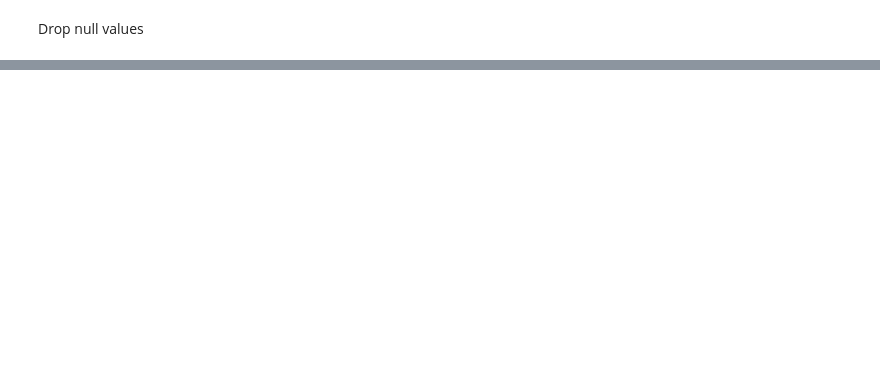
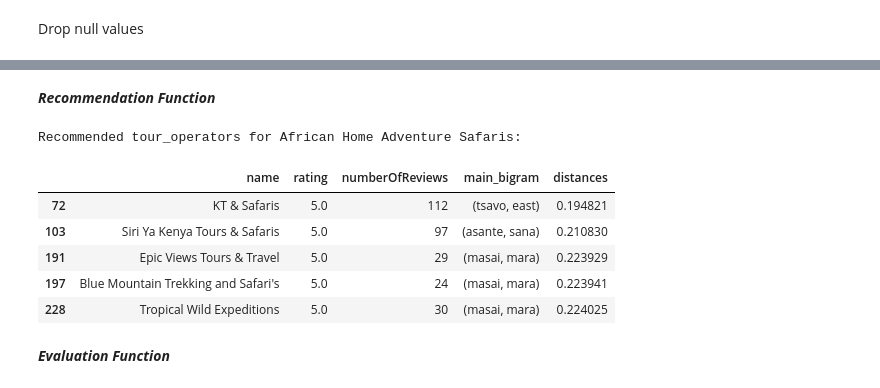
Before and after one commit to Misfit911/SafariHub, a Jupyter notebook: safarihub.ipynb, the cells around one changed output, grey strips where cells are left out. Drawn from its saved outputs; the diff is of its cells as text; code cells hidden in the pictures; blank space fills up the shorter version.

```diff
--- a/safarihub.ipynb
+++ b/safarihub.ipynb
@@ -1116,7 +1098,7 @@ This is to avoid dropping rows that don't have price values.
 # %%
 # Filter the rows where the 'category' is 'attraction'
 attraction_data = data[data['category'] == 'attraction'][[
-    'name', 'category', 'rating', 'numberOfReviews', 'photoCount','category_encoded',
+    'name', 'category', 'rating', 'numberOfReviews', 'photoCount','category_encoded', 'location',
     'reviewTags', 'priceLevel', 'texts', 'reviews', 'weighted_sentiment', 'adjusted_sentiment',
     'bigram_counts', 'priceLevelencoded', 'location_encoded', 'province_encoded', 'flattened_bigrams'
 ]]
@@ -1131,7 +1113,7 @@ hotel_data = data[data['category'] == 'hotel'][[
 
 # Filter the rows where the 'category' is 'tours'
 tours_data = data[data['category'] == 'tour operator'][[
-    'name', 'category', 'rating', 'numberOfReviews', 'photoCount','category_encoded',
+    'name', 'category', 'rating', 'numberOfReviews', 'photoCount','category_encoded', 'main_bigram',
     'reviewTags', 'priceLevel', 'texts', 'reviews', 'weighted_sentiment', 'adjusted_sentiment',
     'bigram_counts', 'priceLevelencoded', 'location_encoded', 'province_encoded', 'flattened_bigrams'
 ]]
@@ -1163,0 +1153,7 @@ print(tours_data.shape)
+# %%
+# Define similarity condition to be used for classification
+attraction_data['similar'] = ((attraction_data['rating'].diff().abs() < 0.5) &
+                              (attraction_data['priceLevelencoded'].diff().abs() == 0))
+
+# Convert the condition to binary labels (1 for similar, 0 for not similar)
+attraction_data['similar'] = attraction_data['similar'].astype(int)
@@ -1551,0 +2008,47 @@ F1 Score: 0.0
+# %% [markdown]
+***Recommendation Function***
+# %%
+def recommend_tour_operators(tour_name, top_n=5):
+    """
+    Recommend tour_operators similar to a given tour name.
+
+    Parameters:
+    - tour_name: The name of the tour selected by the user.
+    - top_n: The number of similar tour_operators to recommend.
+
+    Returns:
+    - recommended_tours: DataFrame containing recommended tour operator names, ratings, price range, location, and distances.
+    """
+    # Find the index of the given tour name
+    operator_idx = names_train_ops[names_train_ops == tour_name].index[0]
+
+    # Find the nearest neighbors in the training set
+    distances, indices = knn_operator_mod.kneighbors([X_train_ops[operator_idx]], n_neighbors=top_n+1)  # +1 to include the query itself
+
+    # Get the recommended tour_operators, excluding the query itself
+    recommended_names = names_train_ops.iloc[indices.flatten()[1:]].values
+
+    # Retrieve the relevant data from tours_data
+    recommended_tours = tours_data[tours_data['name'].isin(recommended_names)][['name', 'rating', 'numberOfReviews', 'main_bigram']]
+
+    # Add the distances to the DataFrame
+    recommended_tours['distances'] = distances.flatten()[1:]
+
+    return recommended_tours
+
+# Test the Recommendation Function
+example_tour_operator_name = names_train_ops.iloc[0]
+recommended_tour_operators = recommend_tour_operators(example_tour_operator_name)
+
+print(f"Recommended tour_operators for {example_tour_operator_name}:")
+recommended_tour_operators
+# %% [output]
+Recommended tour_operators for African Home Adventure Safaris:
+|  | name | rating | numberOfReviews | main_bigram | distances |
+| 72 | KT & Safaris | 5.0 | 112 | (tsavo, east) | 0.194821 |
+| 103 | Siri Ya Kenya Tours & Safaris | 5.0 | 97 | (asante, sana) | 0.210830 |
+| 191 | Epic Views Tours & Travel | 5.0 | 29 | (masai, mara) | 0.223929 |
+| 197 | Blue Mountain Trekking and Safari's | 5.0 | 24 | (masai, mara) | 0.223941 |
+| 228 | Tropical Wild Expeditions | 5.0 | 30 | (masai, mara) | 0.224025 |
+# %% [markdown]
+***Evaluation Function***
```
Also changed, not shown: parts of 49 cells of this notebook, 43 other files.
